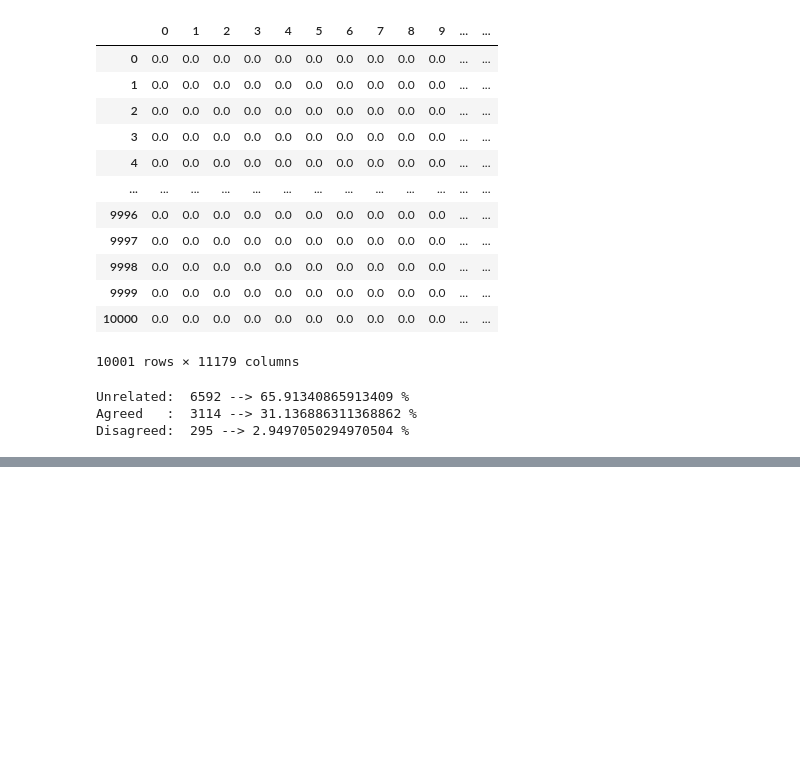
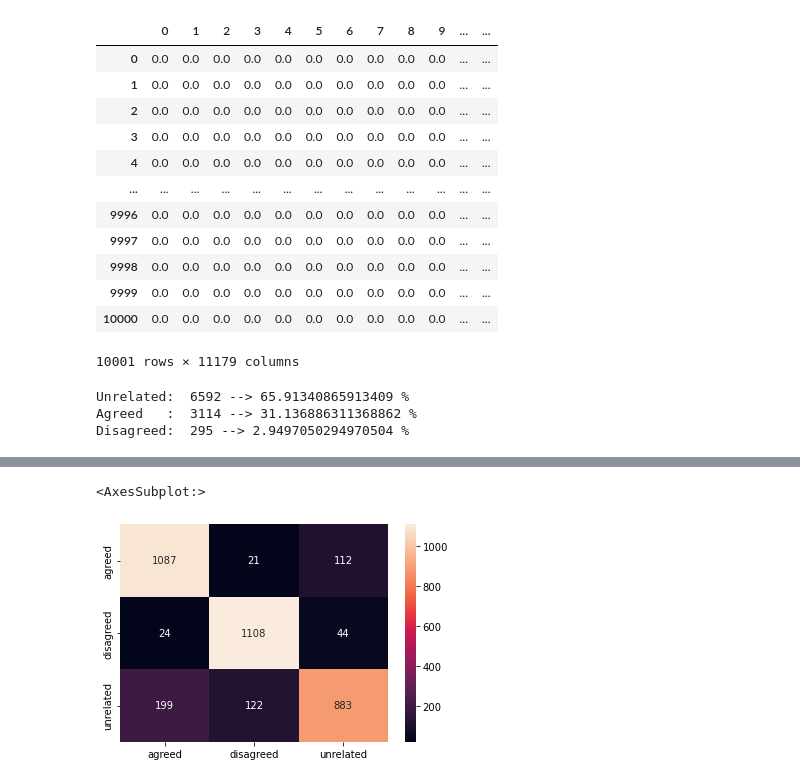
Before and after one commit to Kem975/CS579_Project2, a Jupyter notebook: main.ipynb, the cells around one changed output, grey strips where cells are left out. Saved outputs shown, nothing was run; the diff lists cells and outputs as text; code cells hidden in the pictures; blank space fills up the shorter version.

```diff
--- a/main.ipynb
+++ b/main.ipynb
@@ -163,0 +199,4 @@ weighted avg       0.84      0.84      0.83      2001
+# %%
+vectorizer =  TfidfVectorizer()
+train_tf_idf_features1 =  vectorizer.fit_transform(train_balanced['title1_en']).toarray()
+train_tf_idf_features2 =  vectorizer.fit_transform(train_balanced['title2_en']).toarray()
@@ -163,0 +209,7 @@ weighted avg       0.84      0.84      0.83      2001
+# %%
+train_tf_idf = pd.DataFrame( np.hstack((train_tf_idf_features1, train_tf_idf_features2)) )
+y_train_balanced = train_balanced['label']
+x_train, x_test, y_train, y_test = train_test_split(train_tf_idf, y_train_balanced, test_size=0.2, random_state = 42)
+# %%
+clf_model = RandomForestClassifier(n_estimators = 1000, min_samples_split = 15, random_state = 42, verbose=2)
+clf_model.fit(x_train, y_train)
@@ -163,0 +240,4 @@ weighted avg       0.84      0.84      0.83      2001
+# %%
+pred = clf_model.predict(x_test)
+print("Accuracy => ", round(accuracy_score(pred, y_test)*100, 2))
+print(classification_report(y_test, pred))
@@ -163,0 +258,6 @@ weighted avg       0.84      0.84      0.83      2001
+# %%
+cm = confusion_matrix(y_test, pred)
+sns.heatmap(cm, annot=True,fmt='d', xticklabels=labels, yticklabels=labels)
+# %% [output]
+<AxesSubplot:>
+[figure, added]
```
Also changed, not shown: parts of 13 cells of this notebook.
